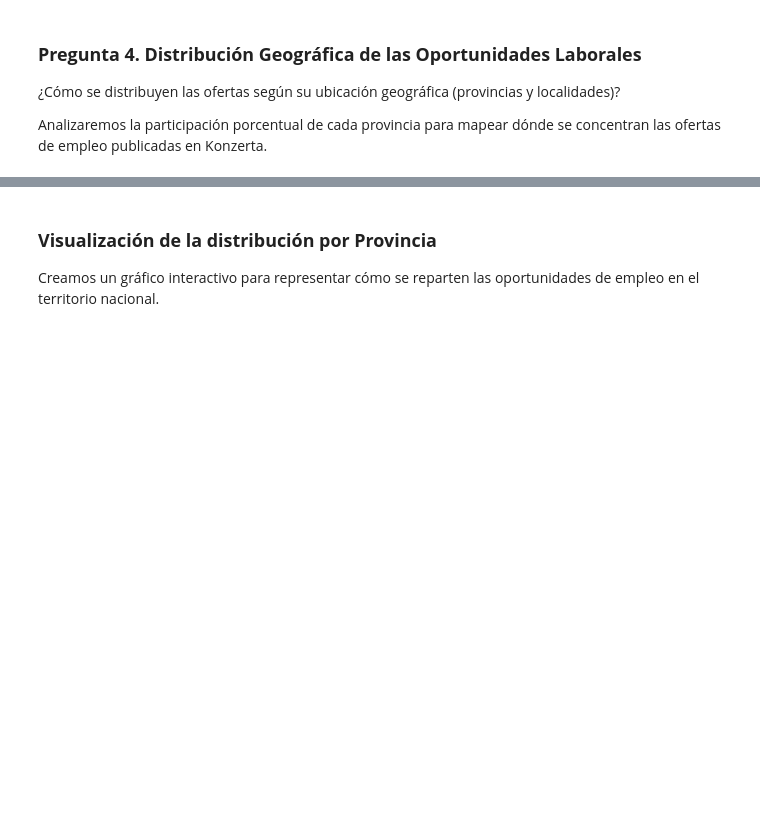
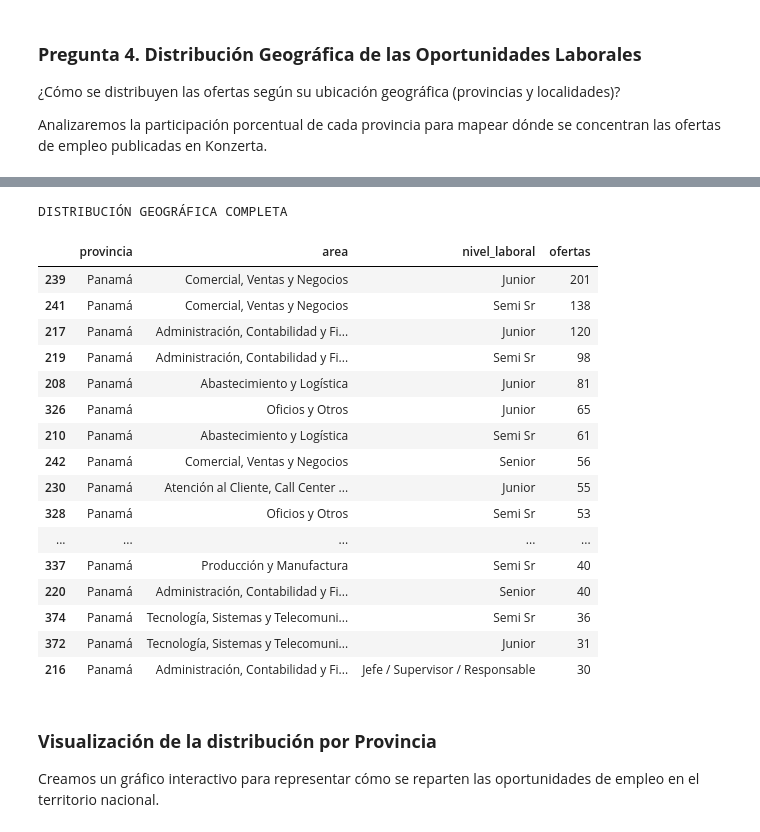
Before and after one commit to kramos213/LSantimateo, a Jupyter notebook: Proyecto_Konzerta/notebooks/Proyecto_Konzerta_KR.ipynb, the cells around one changed output, grey strips where cells are left out. Drawn from its saved outputs; the diff is of its cells as text; code cells hidden in the pictures; blank space fills up the shorter version.

```diff
--- a/Proyecto_Konzerta/notebooks/Proyecto_Konzerta_KR.ipynb
+++ b/Proyecto_Konzerta/notebooks/Proyecto_Konzerta_KR.ipynb
@@ -930,0 +971,62 @@ display(dist_provincia)
+# %%
+# ==========================================================
+# PREGUNTA 4: DISTRIBUCIÓN GEOGRÁFICA Y LABORAL
+# ==========================================================
+
+# 1. Distribución general por provincia
+dist_provincia = (
+    konzerta["provincia"]
+    .value_counts()
+    .reset_index()
+    .rename(columns={"count": "ofertas"})
+)
+
+dist_provincia["porcentaje"] = (
+    dist_provincia["ofertas"] / len(konzerta) * 100
+).round(2)
+
+print("OFERTAS POR PROVINCIA")
+display(dist_provincia)
+
+
+# 2. Distribución por provincia y área profesional
+tabla_provincia_area = (
+    konzerta
+    .groupby(["provincia", "area"], dropna=False)
+    .agg(ofertas=("id", "size"))
+    .reset_index()
+    .sort_values("ofertas", ascending=False)
+)
+
+print("\nOFERTAS POR PROVINCIA Y ÁREA")
+display(tabla_provincia_area.head(20))
+
+
+# 3. Distribución por provincia y nivel laboral
+tabla_provincia_nivel = (
+    konzerta
+    .groupby(["provincia", "nivel_laboral"], dropna=False)
+    .agg(ofertas=("id", "size"))
+    .reset_index()
+    .sort_values("ofertas", ascending=False)
+)
+
+print("\nOFERTAS POR PROVINCIA Y NIVEL LABORAL")
+display(tabla_provincia_nivel.head(20))
+
+
+# 4. Distribución conjunta
+tabla_geografica_completa = (
+    konzerta
+    .groupby(
+        ["provincia", "area", "nivel_laboral"],
+        dropna=False
+    )
+    .agg(ofertas=("id", "size"))
+    .reset_index()
+    .sort_values("ofertas", ascending=False)
+)
+
+print("\nDISTRIBUCIÓN GEOGRÁFICA COMPLETA")
+display(tabla_geografica_completa.head(20))
+# %% [output]
@@ -931,3 +1082,21 @@ display(dist_provincia)
+DISTRIBUCIÓN GEOGRÁFICA COMPLETA
+|  | provincia | area | nivel_laboral | ofertas |
+| 239 | Panamá | Comercial, Ventas y Negocios | Junior | 201 |
+| 241 | Panamá | Comercial, Ventas y Negocios | Semi Sr | 138 |
+| 217 | Panamá | Administración, Contabilidad y Fi... | Junior | 120 |
+| 219 | Panamá | Administración, Contabilidad y Fi... | Semi Sr | 98 |
+| 208 | Panamá | Abastecimiento y Logística | Junior | 81 |
+| 326 | Panamá | Oficios y Otros | Junior | 65 |
+| 210 | Panamá | Abastecimiento y Logística | Semi Sr | 61 |
+| 242 | Panamá | Comercial, Ventas y Negocios | Senior | 56 |
+| 230 | Panamá | Atención al Cliente, Call Center ... | Junior | 55 |
+| 328 | Panamá | Oficios y Otros | Semi Sr | 53 |
+| ... | ... | ... | ... | ... |
+| 337 | Panamá | Producción y Manufactura | Semi Sr | 40 |
+| 220 | Panamá | Administración, Contabilidad y Fi... | Senior | 40 |
+| 374 | Panamá | Tecnología, Sistemas y Telecomuni... | Semi Sr | 36 |
+| 372 | Panamá | Tecnología, Sistemas y Telecomuni... | Junior | 31 |
+| 216 | Panamá | Administración, Contabilidad y Fi... | Jefe / Supervisor / Responsable | 30 |
 # %% [markdown]
 ### **Visualización de la distribución por Provincia**
 
```
Also changed, not shown: parts of 7 cells of this notebook.
